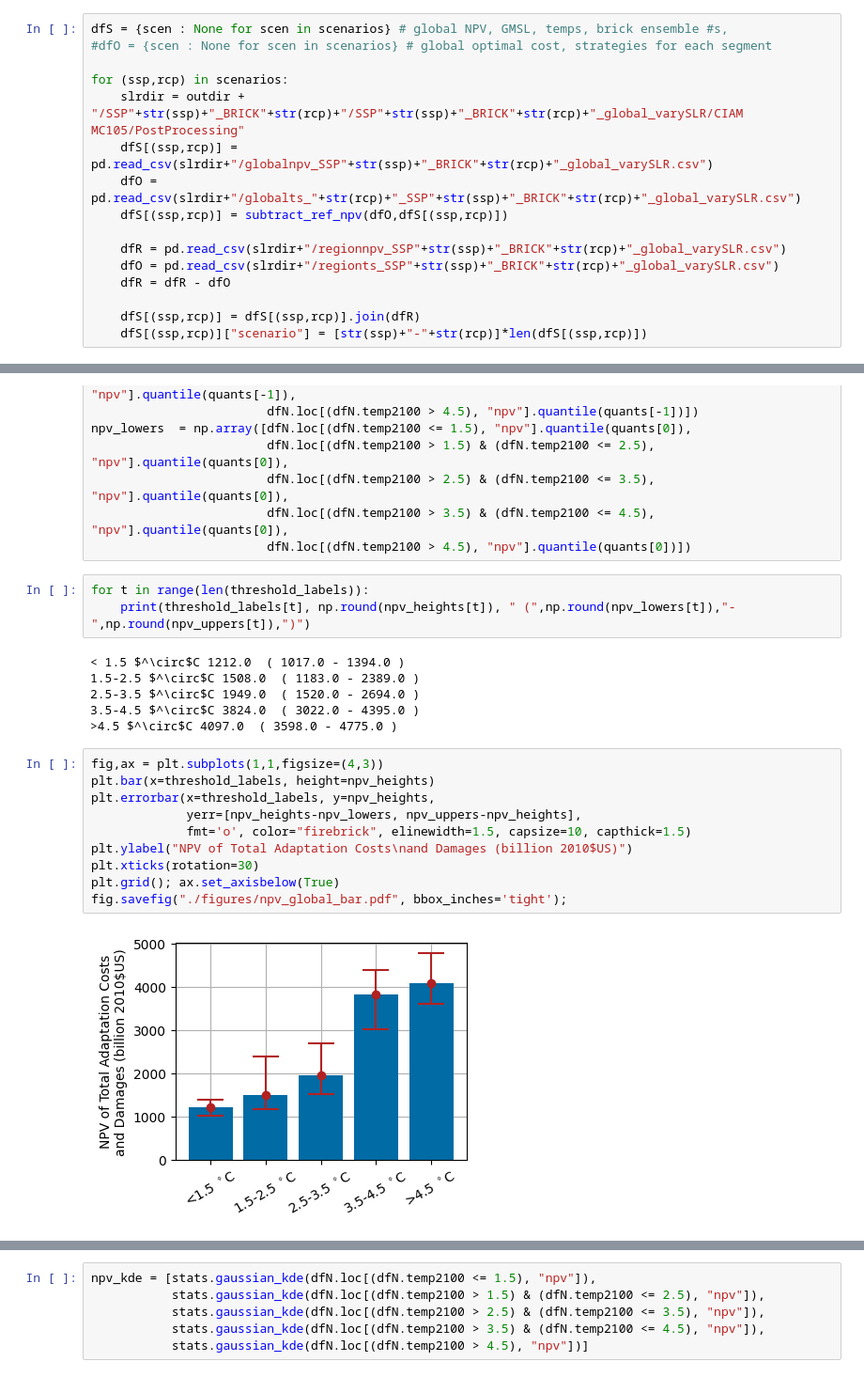
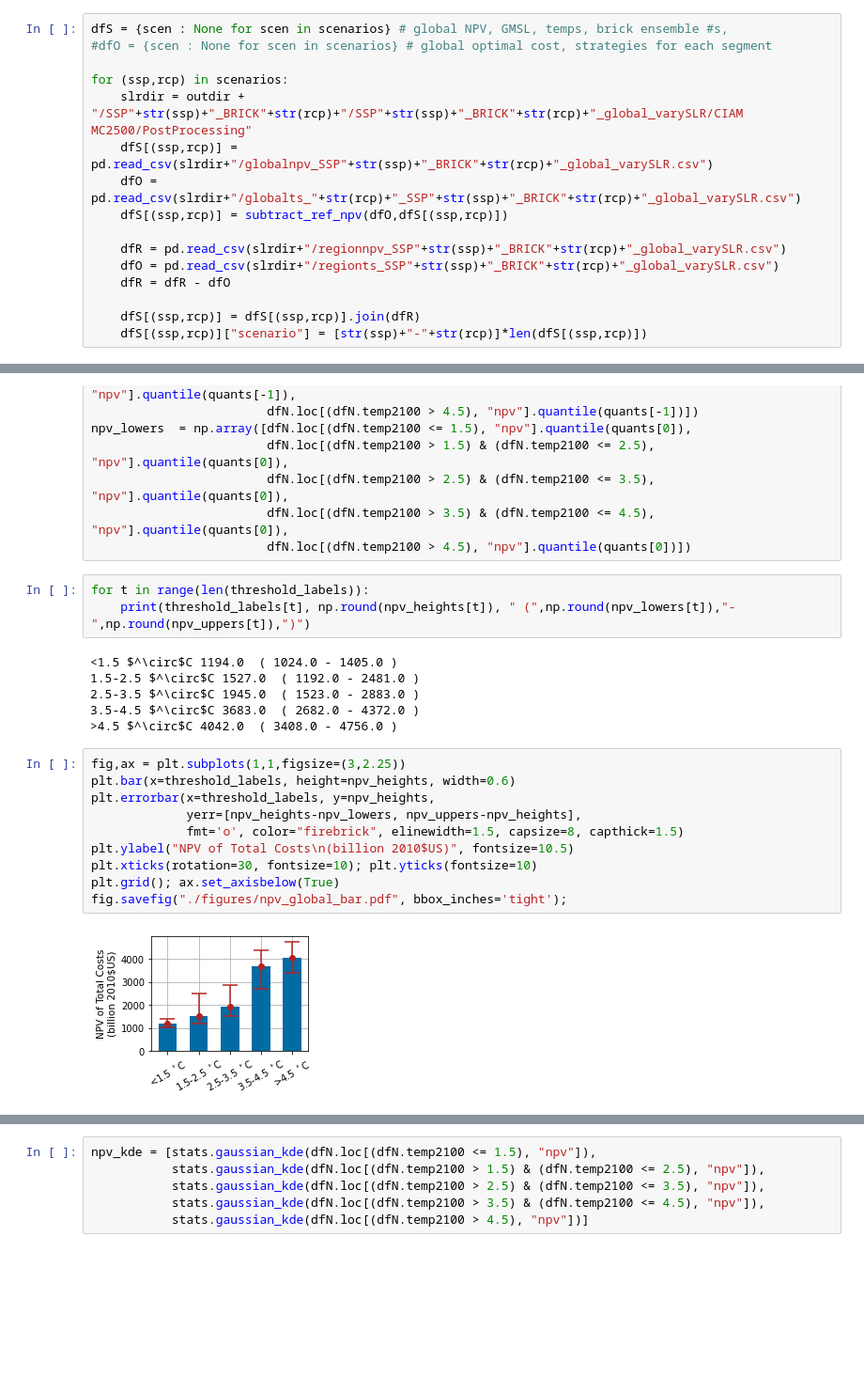
Before and after one commit to raddleverse/tempthresholds, a Jupyter notebook: analysis.ipynb, the cells around one changed output, grey strips where cells are left out. Shown at 94% size. Cells and saved outputs as stored; diff of their text form; blank space fills up the shorter version.

Commit message:
updated analysis and plots from larger sample

```diff
--- a/analysis.ipynb
+++ b/analysis.ipynb
@@ -36,7 +36,7 @@ dfS = {scen : None for scen in scenarios} # global NPV, GMSL, temps, brick ensem
 #dfO = {scen : None for scen in scenarios} # global optimal cost, strategies for each segment
 
 for (ssp,rcp) in scenarios:
-    slrdir = outdir + "/SSP"+str(ssp)+"_BRICK"+str(rcp)+"/SSP"+str(ssp)+"_BRICK"+str(rcp)+"_global_varySLR/CIAM MC105/PostProcessing"
+    slrdir = outdir + "/SSP"+str(ssp)+"_BRICK"+str(rcp)+"/SSP"+str(ssp)+"_BRICK"+str(rcp)+"_global_varySLR/CIAM MC2500/PostProcessing"
     dfS[(ssp,rcp)] = pd.read_csv(slrdir+"/globalnpv_SSP"+str(ssp)+"_BRICK"+str(rcp)+"_global_varySLR.csv")
     dfO = pd.read_csv(slrdir+"/globalts_"+str(rcp)+"_SSP"+str(ssp)+"_BRICK"+str(rcp)+"_global_varySLR.csv")
     dfS[(ssp,rcp)] = subtract_ref_npv(dfO,dfS[(ssp,rcp)])
@@ -88,21 +88,21 @@ npv_lowers  = np.array([dfN.loc[(dfN.temp2100 <= 1.5), "npv"].quantile(quants[0]
 for t in range(len(threshold_labels)):
     print(threshold_labels[t], np.round(npv_heights[t]), " (",np.round(npv_lowers[t]),"-",np.round(npv_uppers[t]),")")
 # %% [output]
-< 1.5 $^\circ$C 1212.0  ( 1017.0 - 1394.0 )
-1.5-2.5 $^\circ$C 1508.0  ( 1183.0 - 2389.0 )
-2.5-3.5 $^\circ$C 1949.0  ( 1520.0 - 2694.0 )
-3.5-4.5 $^\circ$C 3824.0  ( 3022.0 - 4395.0 )
->4.5 $^\circ$C 4097.0  ( 3598.0 - 4775.0 )
+<1.5 $^\circ$C 1194.0  ( 1024.0 - 1405.0 )
+1.5-2.5 $^\circ$C 1527.0  ( 1192.0 - 2481.0 )
+2.5-3.5 $^\circ$C 1945.0  ( 1523.0 - 2883.0 )
+3.5-4.5 $^\circ$C 3683.0  ( 2682.0 - 4372.0 )
+>4.5 $^\circ$C 4042.0  ( 3408.0 - 4756.0 )
 # %%
-fig,ax = plt.subplots(1,1,figsize=(4,3))
-plt.bar(x=threshold_labels, height=npv_heights)
+fig,ax = plt.subplots(1,1,figsize=(3,2.25))
+plt.bar(x=threshold_labels, height=npv_heights, width=0.6)
 plt.errorbar(x=threshold_labels, y=npv_heights,
              yerr=[npv_heights-npv_lowers, npv_uppers-npv_heights],
-             fmt='o', color="firebrick", elinewidth=1.5, capsize=10, capthick=1.5)
-plt.ylabel("NPV of Total Adaptation Costs\nand Damages (billion 2010$US)")
-plt.xticks(rotation=30)
+             fmt='o', color="firebrick", elinewidth=1.5, capsize=8, capthick=1.5)
+plt.ylabel("NPV of Total Costs\n(billion 2010$US)", fontsize=10.5)
+plt.xticks(rotation=30, fontsize=10); plt.yticks(fontsize=10)
 plt.grid(); ax.set_axisbelow(True)
 fig.savefig("./figures/npv_global_bar.pdf", bbox_inches='tight');
 # %% [output]
-[figure, old version]
+[figure, new version]
 # %% [markdown]
```
Also changed, not shown: parts of 19 cells of this notebook, 5 other files.
